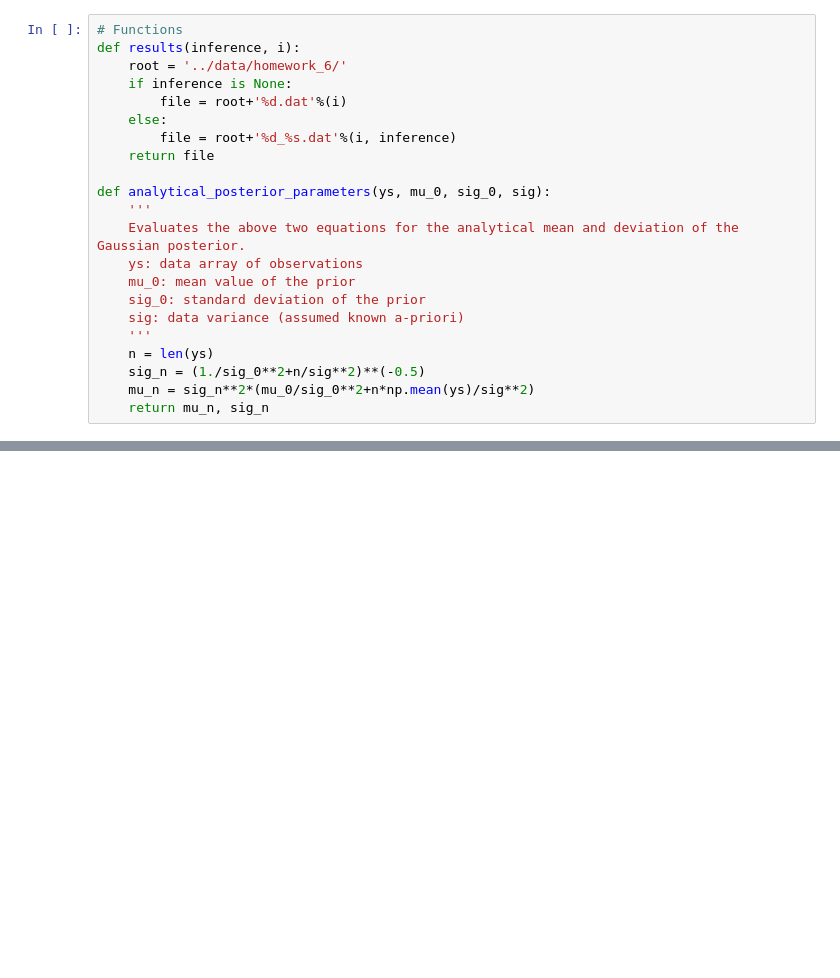
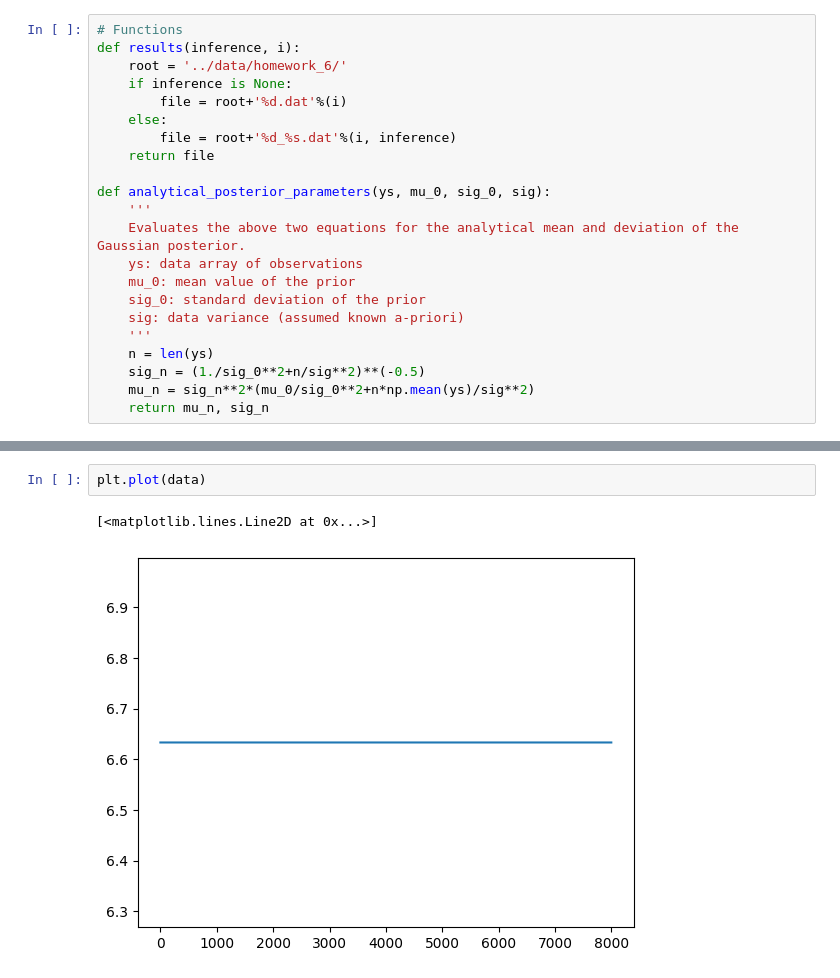
Before and after one commit to zcaiElvis/LMH_HOPPL, a Jupyter notebook: notebooks/homework_6.ipynb, the cells around one changed output, grey strips where cells are left out. Drawn from its saved outputs; the diff is of its cells as text; blank space fills up the shorter version.

```diff
--- a/notebooks/homework_6.ipynb
+++ b/notebooks/homework_6.ipynb
@@ -89,3 +89,8 @@ plt.show()
+# %%
+plt.plot(data)
+# %% [output]
+[<matplotlib.lines.Line2D at 0x...>]
+[figure, added]
 # %%
 # Program 3
 
```
Also changed, not shown: parts of 6 cells of this notebook, 6 other files.
